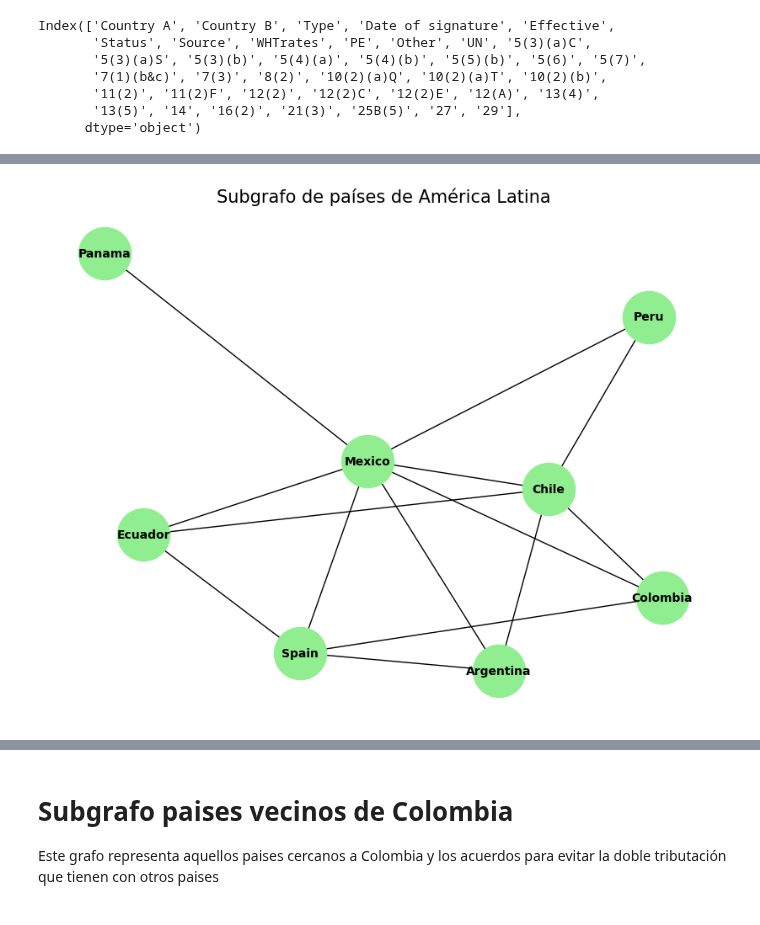
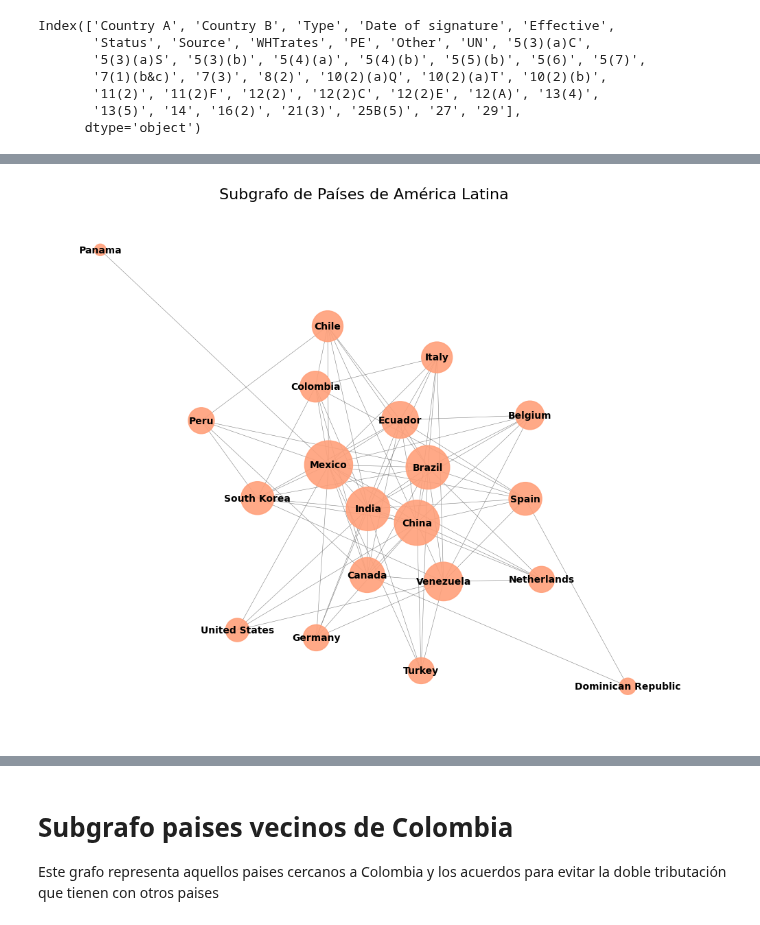
Before and after one commit to hubcborja/Trabajo_grado_ECIJG, a Jupyter notebook: Graficacion_red_convenios_Doble_Tributacion.ipynb, the cells around one changed output, grey strips where cells are left out. Drawn from its saved outputs; the diff is of its cells as text; code cells hidden in the pictures.

```diff
--- a/Graficacion_red_convenios_Doble_Tributacion.ipynb
+++ b/Graficacion_red_convenios_Doble_Tributacion.ipynb
@@ -43,18 +43,54 @@ plt.show()
-# %%
-# Lista de nodos para el subgrafo
-paises_subgrafo = ['Mexico', 'Chile', 'Colombia', 'Ecuador', 'Peru', 'Panama', 'Argentina', 'Spain']
-
-# Crear el subgrafo
-subgrafo = G.subgraph(paises_subgrafo)
-
-# Dibujar el subgrafo
-plt.figure(figsize=(8, 6))
-pos_sub = nx.spring_layout(subgrafo, pos=pos)
-nx.draw(subgrafo, pos_sub, with_labels=True, node_color='lightgreen', node_size=2000, font_size=10, font_weight='bold')
-plt.title("Subgrafo de países de América Latina", size=15)
-plt.show()
-# %% [output]
-[figure, removed]
+# %%
+# Lista de nodos para el subgrafo
+paises_subgrafo = ['Colombia', 'United States', 'Panama', 'China', 'India', 'Brazil', 'Ecuador', 'Netherlands', 'Mexico', 'Turkey',
+                   'Chile', 'Peru', 'Spain', 'Italy', 'South Korea', 'Canada', 'Germany', 'Venezuela', 'Dominican Republic',
+                   'Belgium']
+
+# Crear el subgrafo
+subgrafo = G.subgraph(paises_subgrafo)
+# %%
+node_degrees = dict(subgrafo.degree())
+# Escalar los tamaños: Multiplica por un factor para que sean visualmente distintos
+node_sizes = [v * 150 for v in node_degrees.values()]
+
+
+# 2. AJUSTAR EL LAYOUT (Aumentar la Repulsión)
+# k=0.35 a k=0.5 suele funcionar bien para separar nodos densos
+pos = nx.spring_layout(subgrafo, k=0.4, iterations=50, seed=42)
+
+
+# 3. DIBUJAR CON ESTILOS MEJORADOS
+plt.figure(figsize=(12, 10))
+
+# Nodos: Tamaño por Grado, Color por Continente/Grupo de interés (ej. rojo para LATAM)
+nx.draw_networkx_nodes(
+    subgrafo, pos,
+    node_size=node_sizes,
+    node_color='lightsalmon',  # Color más suave
+    alpha=0.9
+)
+
+# Enlaces: Reducir grosor y opacidad para mayor claridad
+nx.draw_networkx_edges(
+    subgrafo, pos,
+    width=0.4,  # Grosor muy delgado
+    alpha=1,  # Opacidad baja
+    edge_color='gray'
+)
+
+# Etiquetas: Texto más claro
+nx.draw_networkx_labels(
+    subgrafo, pos,
+    font_size=10,
+    font_weight='bold',
+    font_color='black'
+)
+
+plt.title("Subgrafo de Países de América Latina", fontsize=16)
+plt.axis('off') # Ocultar los ejes
+plt.show()
+# %% [output]
+[figure, added]
 # %%
 # Obtener una lista de todos los años únicos de las aristas
 anios = [int(d['Date of signature']) for u, v, d in G.edges(data=True)]
```
Also changed, not shown: parts of 13 cells of this notebook.
